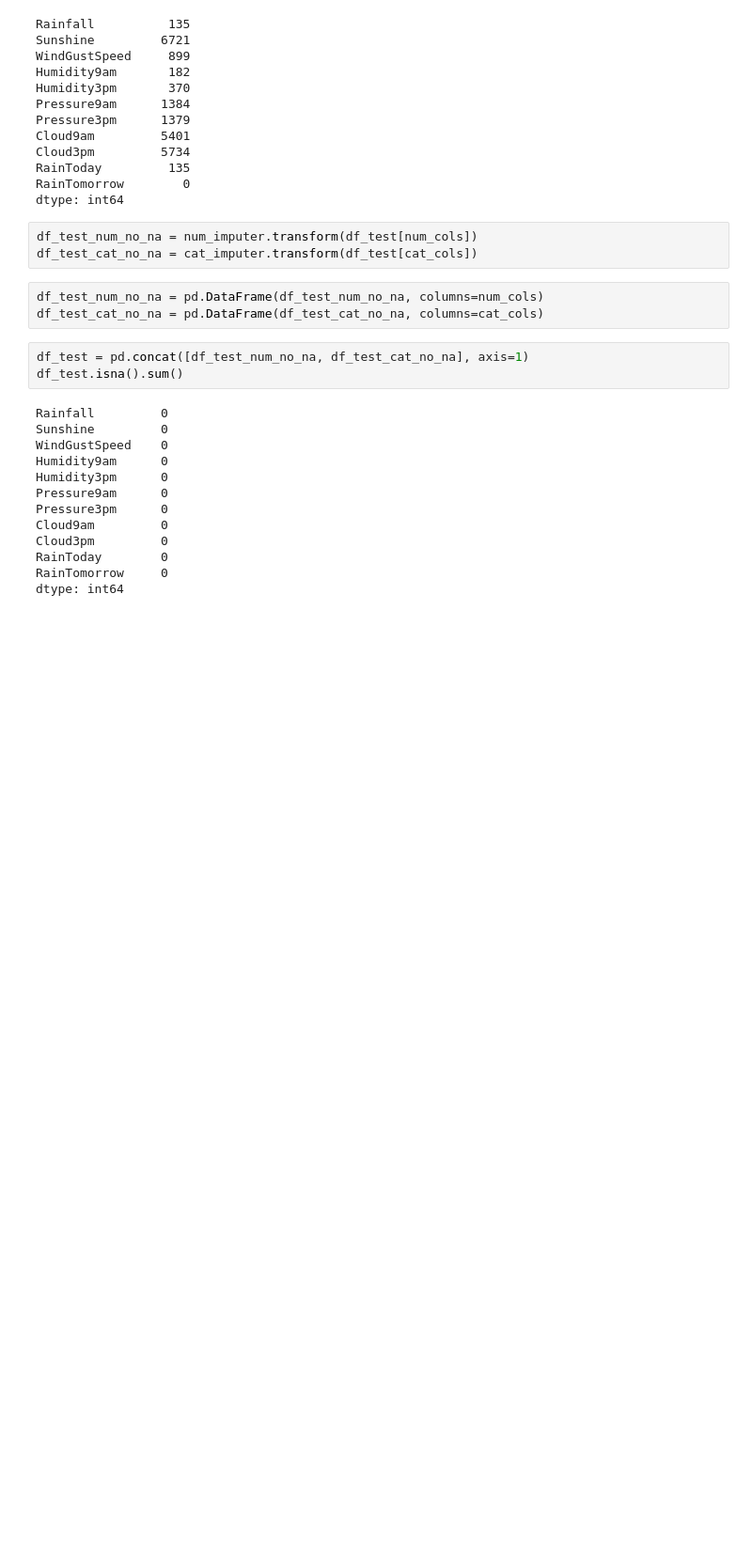
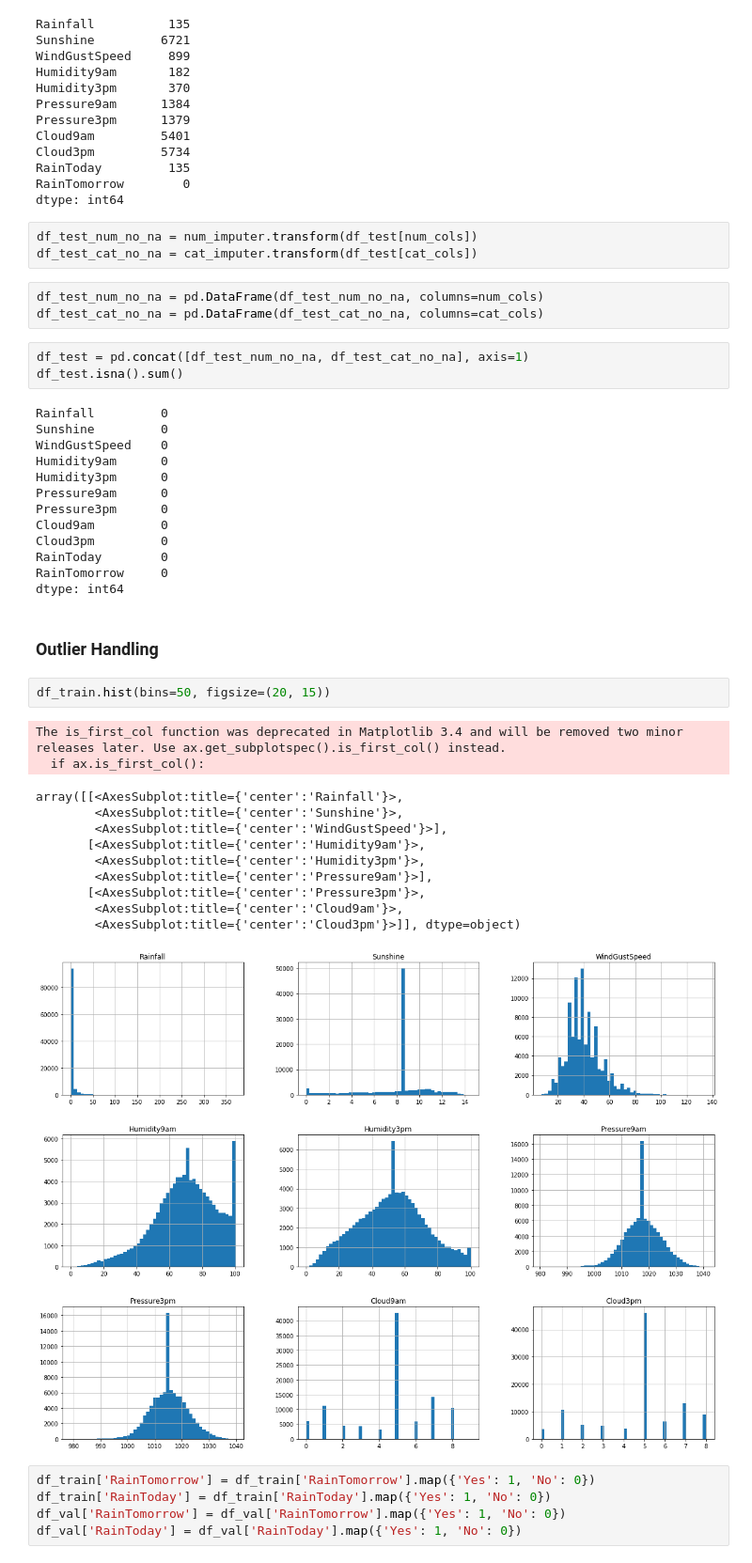
Before and after one commit to Penzragon/h8dsft_P1W1LGSVM, a Jupyter notebook: script.ipynb, the cells around one changed output. Shown at 94% size. Cells and saved outputs as stored; diff of their text form; blank space fills up the shorter version.

```diff
--- a/script.ipynb
+++ b/script.ipynb
@@ -665,3 +665,25 @@ Cloud3pm         0
 RainToday        0
 RainTomorrow     0
 dtype: int64
+# %% [markdown]
+### Outlier Handling
+# %%
+df_train.hist(bins=50, figsize=(20, 15))
+# %% [output]
+The is_first_col function was deprecated in Matplotlib 3.4 and will be removed two minor releases later. Use ax.get_subplotspec().is_first_col() instead.
+  if ax.is_first_col():
+array([[<AxesSubplot:title={'center':'Rainfall'}>,
+        <AxesSubplot:title={'center':'Sunshine'}>,
+        <AxesSubplot:title={'center':'WindGustSpeed'}>],
+       [<AxesSubplot:title={'center':'Humidity9am'}>,
+        <AxesSubplot:title={'center':'Humidity3pm'}>,
+        <AxesSubplot:title={'center':'Pressure9am'}>],
+       [<AxesSubplot:title={'center':'Pressure3pm'}>,
+        <AxesSubplot:title={'center':'Cloud9am'}>,
+        <AxesSubplot:title={'center':'Cloud3pm'}>]], dtype=object)
+[figure, added]
+# %%
+df_train['RainTomorrow'] = df_train['RainTomorrow'].map({'Yes': 1, 'No': 0})
+df_train['RainToday'] = df_train['RainToday'].map({'Yes': 1, 'No': 0})
+df_val['RainTomorrow'] = df_val['RainTomorrow'].map({'Yes': 1, 'No': 0})
+df_val['RainToday'] = df_val['RainToday'].map({'Yes': 1, 'No': 0})
```
Also changed, not shown: parts of 6 cells of this notebook.
